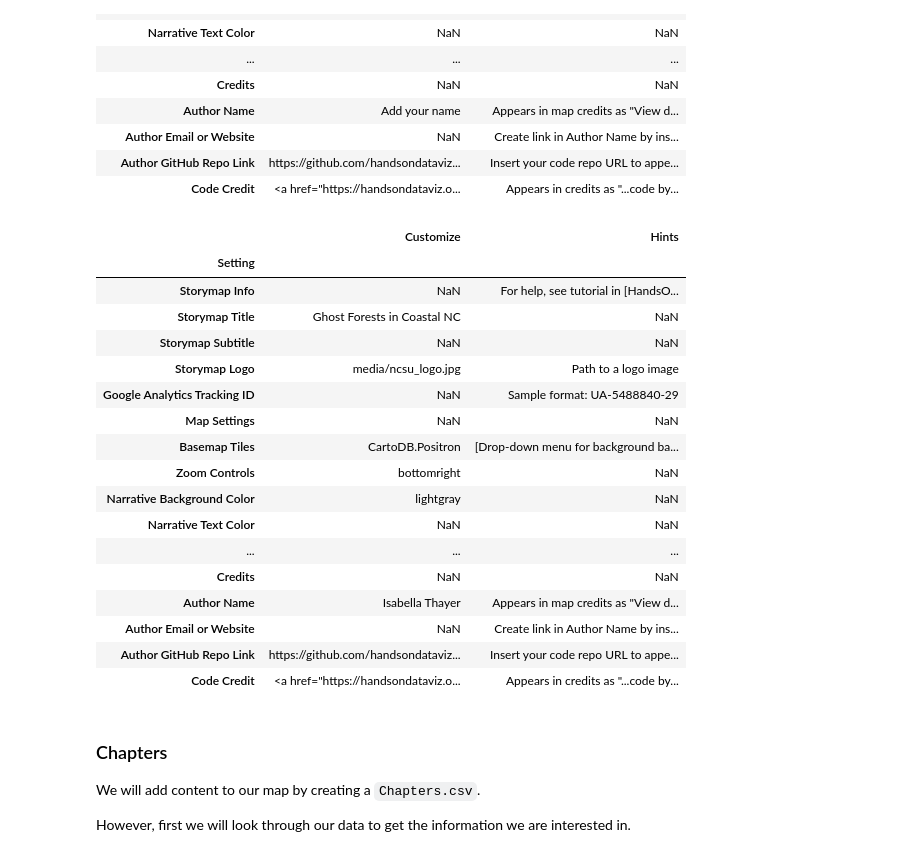
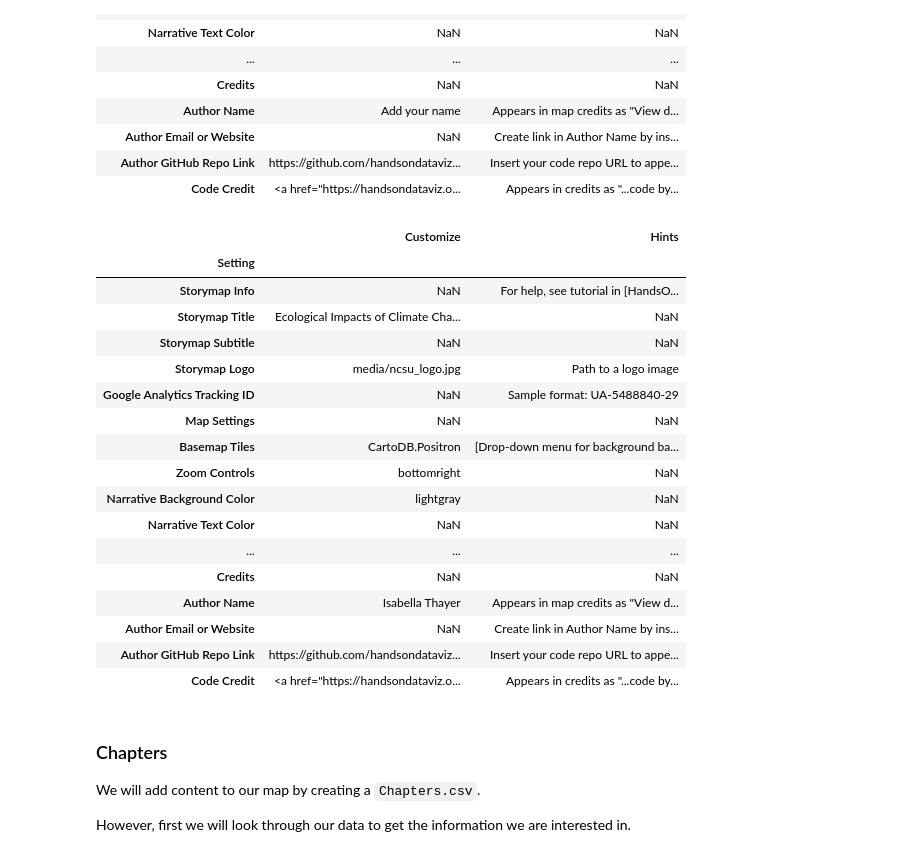
Before and after one commit to iethayer/GIS495_final_project, a Jupyter notebook: storymap.ipynb, the cells around one changed output. Cells and saved outputs as stored; diff of their text form; code cells hidden in the pictures.

```diff
--- a/storymap.ipynb
+++ b/storymap.ipynb
@@ -100,18 +100,18 @@ options_df
 # %%
 # index to specific entry using df[col][row]
 
 options_df['Customize']['Narrative Background Color'] = 'lightgray'
 options_df['Customize']['Author Name'] = 'Isabella Thayer'
-options_df['Customize']['Storymap Title'] = 'Ghost Forests in Coastal NC'
+options_df['Customize']['Storymap Title'] = 'Ecological Impacts of Climate Change on Coastal NC'
 
 # save edits
 options_df.to_csv('./csv/Options.csv')
 options_df
 # %% [output]
 |  | Customize | Hints |
 | Setting |  |  |
 | Storymap Info | NaN | For help, see tutorial in [HandsO... |
-| Storymap Title | Ghost Forests in Coastal NC | NaN |
+| Storymap Title | Ecological Impacts of Climate Cha... | NaN |
 | Storymap Subtitle | NaN | NaN |
 | Storymap Logo | media/ncsu_logo.jpg | Path to a logo image |
 | Google Analytics Tracking ID | NaN | Sample format: UA-5488840-29 |
```
Also changed, not shown: parts of 22 cells of this notebook, 3 other files.
